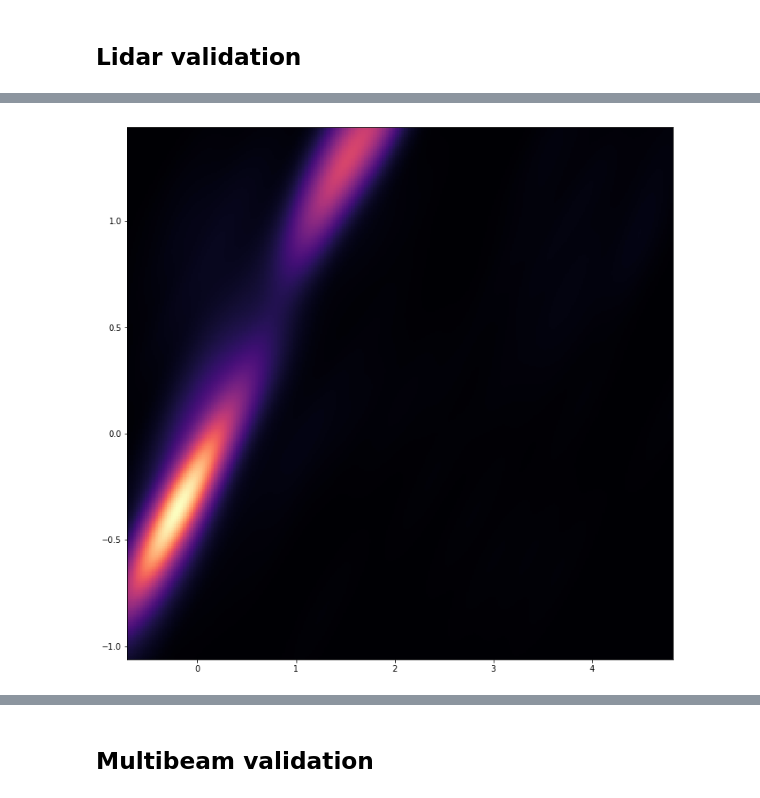
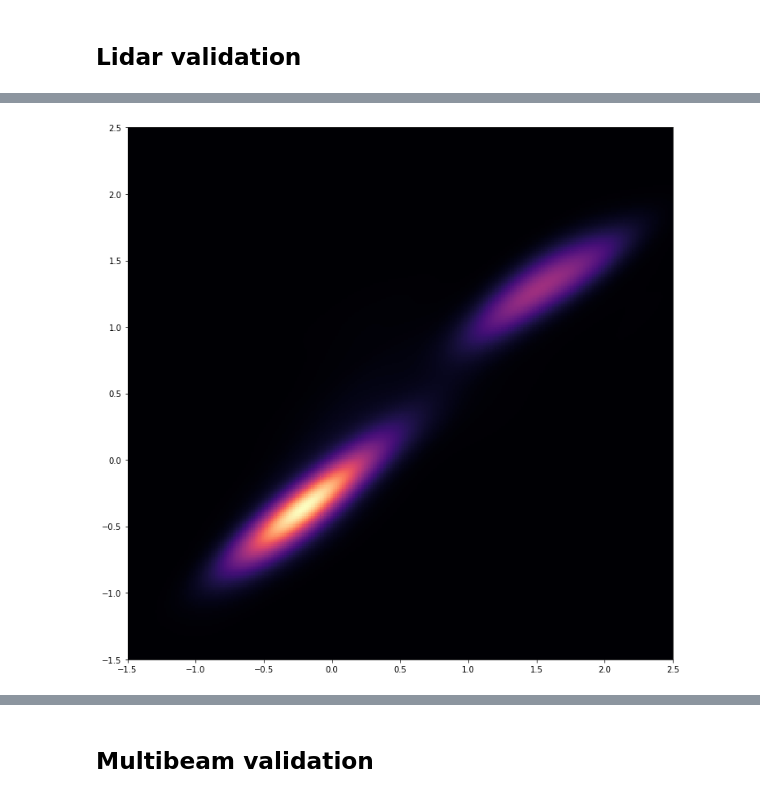
Before and after one commit to robbibt/nidem_visualisations, a Jupyter notebook: IntertidalDEM.ipynb, the cells around one changed output, grey strips where cells are left out. Drawn from its saved outputs; the diff is of its cells as text; code cells hidden in the pictures.

Commit message:
Raster correlations using GDAL

```diff
--- a/IntertidalDEM.ipynb
+++ b/IntertidalDEM.ipynb
@@ -393,74 +453,47 @@ Importing NIDEM_dem_33.tif from file
 # %% [markdown]
 ## Lidar validation
 # %%
-# from pyproj import Proj, transform
-# from scipy.stats import kde
+from pyproj import Proj, transform
+from scipy.stats import kde
 
-# study_area_dict = {'Gladstone': 269, 'Whitsunday': 48}
+study_area_dict = {'Gladstone': 269, 'Whitsunday': 48}
 
-# out_list = list()
+out_list = list()
 
-# for key, value in study_area_dict.items():
+for key, value in study_area_dict.items():
 
-#     # Import Intertidal DEM data
-#     nidem_ds = gdal.Open(glob.glob("output_data/dem/NIDEM_dem_{}.tif".format(value))[0])
-#     nidem_array = nidem_ds.GetRasterBand(1).ReadAsArray()
+    # Import Intertidal DEM data
+    nidem_ds = gdal.Open(glob.glob("output_data/dem/NIDEM_dem_{}.tif".format(value))[0])
+    nidem_array = nidem_ds.GetRasterBand(1).ReadAsArray()
 
-#     # Import data
-#     points_df = pd.read_csv('output_data/validation/output_points_{}.csv'.format(key))
-# #     points_df = points_df[points_df.point_z < 2]
-#     points_df = points_df.sample(n = 5000)
+    # Import data
+    points_df = pd.read_csv('output_data/validation/output_points_{}.csv'.format(key))
+    points_df = points_df.sample(n = 5000)
 
-#     # Convert lat-lon to X and Y Australian Albers coords
-#     x, y = transform(p1=Proj(init='EPSG:4326'), p2=Proj(init="EPSG:3577"),
-#                      x=points_df['point_lon'].values, y=points_df['point_lat'].values)
-#     val_df = pd.DataFrame({'x': x, 'y': y, 'elevation': points_df.point_z})
+    # Convert lat-lon to X and Y Australian Albers coords
+    x, y = transform(p1=Proj(init='EPSG:4326'), p2=Proj(init="EPSG:3577"),
+                     x=points_df['point_lon'].values, y=points_df['point_lat'].values)
+    val_df = pd.DataFrame({'elevation': points_df.point_z})
 
-#     # Now back to new indexes
-#     x_ind, y_ind = coords_to_indices(x_coords=val_df.x, y_coords=val_df.y,
-#                                      input_raster="output_data/dem/NIDEM_dem_{}.tif".format(value))
+    # Now back to new indexes
+    x_ind, y_ind = SpatialTools.coords_to_indices(x_coords=x, y_coords=y,
+                                     input_raster="output_data/dem/NIDEM_dem_{}.tif".format(value))
 
-#     # Extract values
-#     val_df['nidem'] = nidem_array[y_ind, x_ind] / 1000.0
-#     out_list.append(val_df)
+    # Extract values
+    val_df['nidem'] = nidem_array[y_ind, x_ind] / 1000.0
+    out_list.append(val_df)
 
-# # Combine outputs
-# val_df = pd.concat(out_list)
-# val_df = val_df.dropna()
+# Combine outputs
+val_df = pd.concat(out_list)
+val_df = val_df.dropna()
 
-# # Evaluate a gaussian kde on a regular grid of nbins x nbins over data extents
-# nbins=300
-# xx = val_df["elevation"]
-# yy = val_df["nidem"]
-# k = kde.gaussian_kde([xx,yy])
-# xi, yi = np.mgrid[xx.min():xx.max():nbins*1j, yy.min():yy.max():nbins*1j]
-# zi = k(np.vstack([xi.flatten(), yi.flatten()]))
-# zi = np.power(zi, 0.67)
+# Correlations
+display(val_df.corr(method='pearson'))
+display(val_df.corr(method='spearman'))
 
-# # Plot output x-y scatter plot
-# fig, ax = plt.subplots(figsize = (12, 12))
-# ax.pcolormesh(xi, yi, zi.reshape(xi.shape), cmap = "magma")
-# sm.ols(formula = "elevation~nidem", data = val_df).fit().rsquared
-
-
-# # Read in lidar points
-# # Convert to indices (wrap in function?)
-# # Index out NIDEM array to keep areas with points
-# # Randomly sample within this area
-# # Extract data from both NIDEM and LIDAR DEM for each point
-# # Compare and plot
-
-# # Use indices to extract area of array for sampling
-# # point_array = np.zeros(nidem_array.shape)
-# # point_array[y_ind, x_ind] = 1
-# # # plt.imshow(point_array)
-
-
-# # # Export mask to geotiff
-# # array_to_geotiff(fname = "test.tif",
-# #                  data = point_array,
-# #                  geo_transform = nidem_geotrans,
-# #                  projection = nidem_prj,
-# #                  nodata_val = np.nan,
-# #                  dtype=gdal.GDT_Byte)
+# Evaluate a gaussian kde on a regular grid of nbins x nbins over data extents
+# Plot KDE heatmap
+plot_kde(x_vals=val_df["elevation"],
+         y_vals=val_df["nidem"],
+         x_lims=(-1.5, 2.5), y_lims=(-1.5, 2.5), power=1.0)
 # %% [output]
@@ -468 +506 @@ Importing NIDEM_dem_33.tif from file
-[figure, old version]
+[figure, new version]
```
Also changed, not shown: parts of 5 cells of this notebook.
